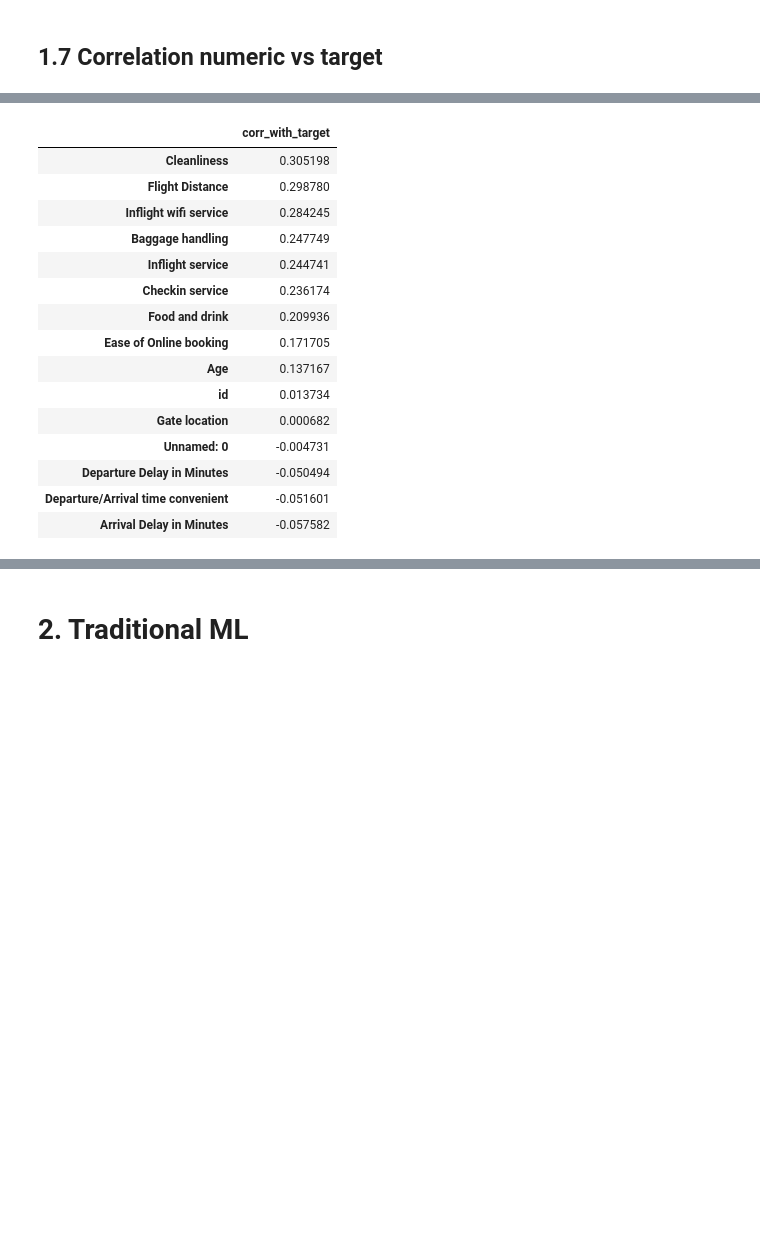
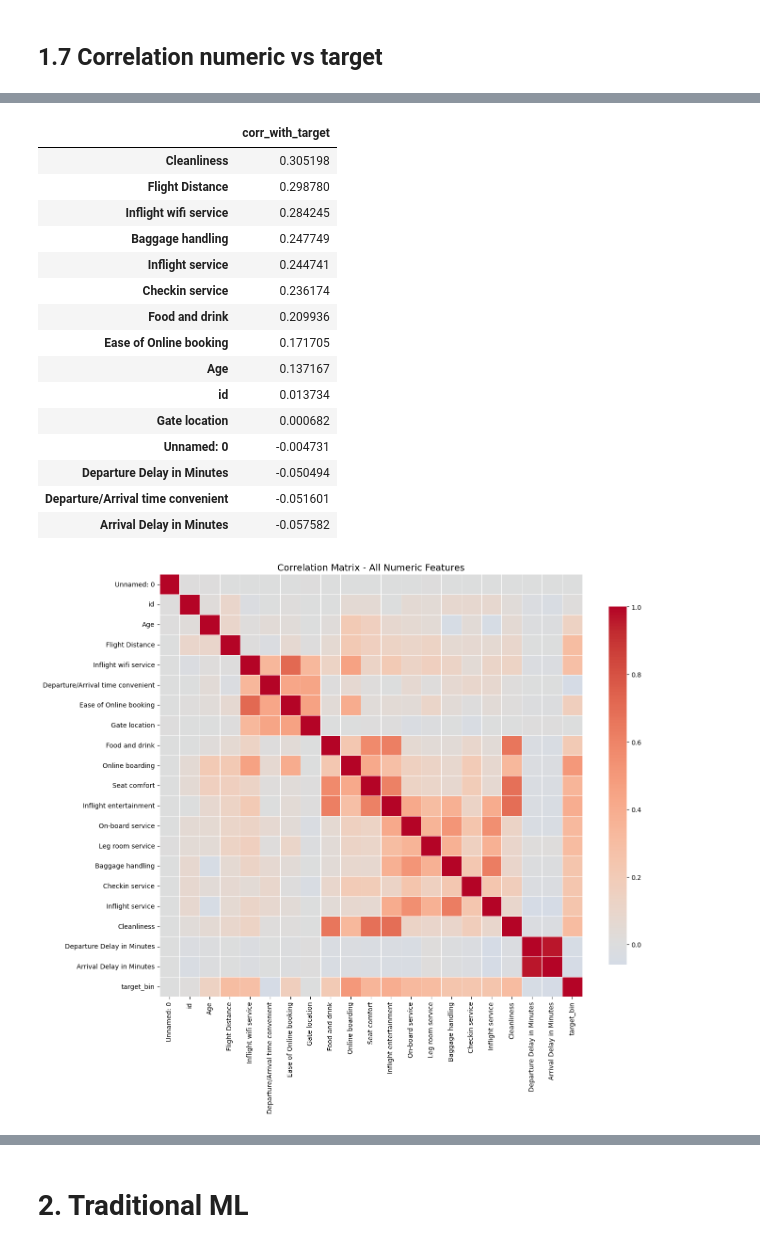
Before and after one commit to bachkhmt/ML_252, a Jupyter notebook: notebooks/CaoKhoa.ipynb, the cells around one changed output, grey strips where cells are left out. Cells and saved outputs as stored; diff of their text form; code cells hidden in the pictures; blank space fills up the shorter version.

```diff
--- a/notebooks/CaoKhoa.ipynb
+++ b/notebooks/CaoKhoa.ipynb
@@ -20,7 +20,7 @@ Notebook này làm **đầy đủ quy trình chọn mô hình hợp lý**:
 # =========================
 # 0.1) Config (hỗ trợ --out_dir)
 # =========================
-import os, json, shlex, argparse
+import os, json, shlex, argparse, sys
 from pathlib import Path
 
 import numpy as np
@@ -33,7 +33,7 @@ warnings.filterwarnings("ignore")
 # Ví dụ:
 #   CLI_ARGS = "--out_dir /content/drive/MyDrive/ML_Project/runs/exp1/ --fast"
 # CLI_ARGS = "--out_dir /content/drive/MyDrive/ML_Project/runs/exp1/ --fast"
-CLI_ARGS = "--out_dir ../outputs"
+CLI_ARGS = ""
 
 def parse_args(cli_args: str = ""):
     parser = argparse.ArgumentParser(add_help=False)
@@ -42,8 +42,9 @@ def parse_args(cli_args: str = ""):
     parser.add_argument("--fast", action="store_true", help="Chạy nhẹ hơn (ít fold, ít model, bỏ tuning).")
     parser.add_argument("--seed", type=int, default=42, help="Random seed.")
     if cli_args.strip() == "":
-        # Notebook kernel có nhiều argv rác → parse_known_args cho an toàn
-        args, _ = parser.parse_known_args()
+        # Filter out Jupyter kernel arguments
+        filtered_argv = [arg for arg in sys.argv if 'kernel' not in arg.lower() and not arg.endswith('.json')]
+        args, _ = parser.parse_known_args(filtered_argv[1:])  # Skip first arg (script name)
     else:
         args = parser.parse_args(shlex.split(cli_args))
     return args
@@ -350,42 +353,73 @@ for c in num_to_plot:
 ## 1.7 Correlation numeric vs target
 # %%
 # 1.7) Correlation numeric vs target
+import seaborn as sns
+
 tmp = train_df.copy()
 tmp["target_bin"] = tmp[TARGET_COL].map(target_map)
 
+# Correlation với target
 corr = tmp.drop(columns=[TARGET_COL]).corr(numeric_only=True)["target_bin"].sort_values(ascending=False)
 display(corr.head(15).to_frame("corr_with_target"))
 display(corr.tail(15).to_frame("corr_with_target"))
+
+# Correlation matrix heatmap
+corr_matrix = tmp.drop(columns=[TARGET_COL]).select_dtypes(include=[np.number]).corr()
+
+# Plot full correlation matrix
+fig, ax = plt.subplots(figsize=(14, 12))
+sns.heatmap(corr_matrix, annot=False, fmt=".2f", cmap="coolwarm", center=0,
+            square=True, linewidths=0.5, cbar_kws={"shrink": 0.8}, ax=ax)
+plt.title("Correlation Matrix - All Numeric Features", fontsize=14)
+plt.tight_layout()
+plt.show()
+
+# Plot top features correlated với target
+top_features = corr.head(15).index.tolist()
+if "target_bin" in top_features:
+    top_features.remove("target_bin")
+else:
+    top_features = top_features[:14]
+
+top_corr_matrix = tmp[top_features + ["target_bin"]].corr()
+
+fig, ax = plt.subplots(figsize=(10, 8))
+sns.heatmap(top_corr_matrix, annot=True, fmt=".2f", cmap="coolwarm", center=0,
+            square=True, linewidths=0.5, cbar_kws={"shrink": 0.8}, ax=ax)
+plt.title("Correlation Matrix - Top Features vs Target", fontsize=12)
+plt.tight_layout()
+plt.show()
 # %% [output]
 |  | corr_with_target |
 | target_bin | 1.000000 |
 | Online boarding | 0.503557 |
 | Inflight entertainment | 0.398059 |
 | Seat comfort | 0.349459 |
 | On-board service | 0.322383 |
 | Leg room service | 0.313131 |
 | Cleanliness | 0.305198 |
 | Flight Distance | 0.298780 |
 | Inflight wifi service | 0.284245 |
 | Baggage handling | 0.247749 |
 | Inflight service | 0.244741 |
 | Checkin service | 0.236174 |
 | Food and drink | 0.209936 |
 | Ease of Online booking | 0.171705 |
 | Age | 0.137167 |
 |  | corr_with_target |
 | Cleanliness | 0.305198 |
 | Flight Distance | 0.298780 |
 | Inflight wifi service | 0.284245 |
 | Baggage handling | 0.247749 |
 | Inflight service | 0.244741 |
 | Checkin service | 0.236174 |
 | Food and drink | 0.209936 |
 | Ease of Online booking | 0.171705 |
 | Age | 0.137167 |
 | id | 0.013734 |
 | Gate location | 0.000682 |
 | Unnamed: 0 | -0.004731 |
 | Departure Delay in Minutes | -0.050494 |
 | Departure/Arrival time convenient | -0.051601 |
 | Arrival Delay in Minutes | -0.057582 |
+[figure, added]
```
Also changed, not shown: parts of 15 cells of this notebook, 1 other file.
